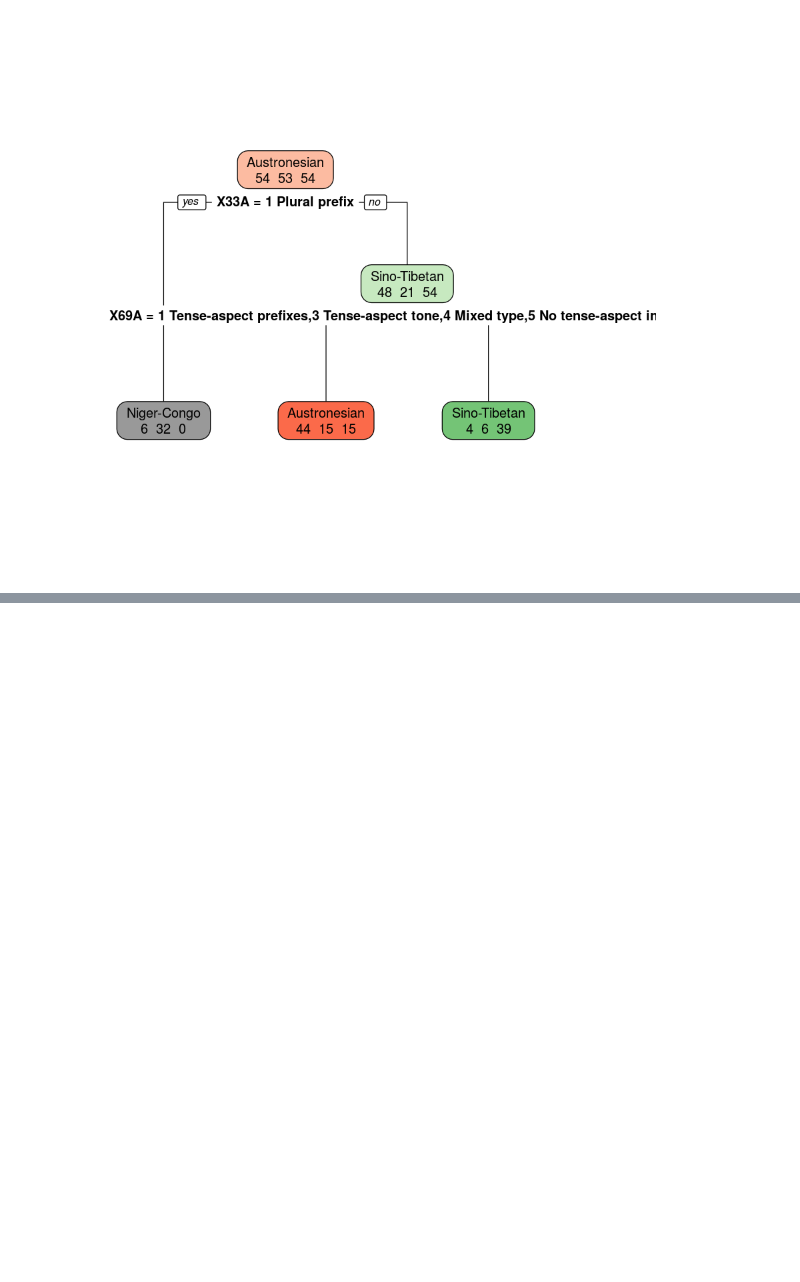
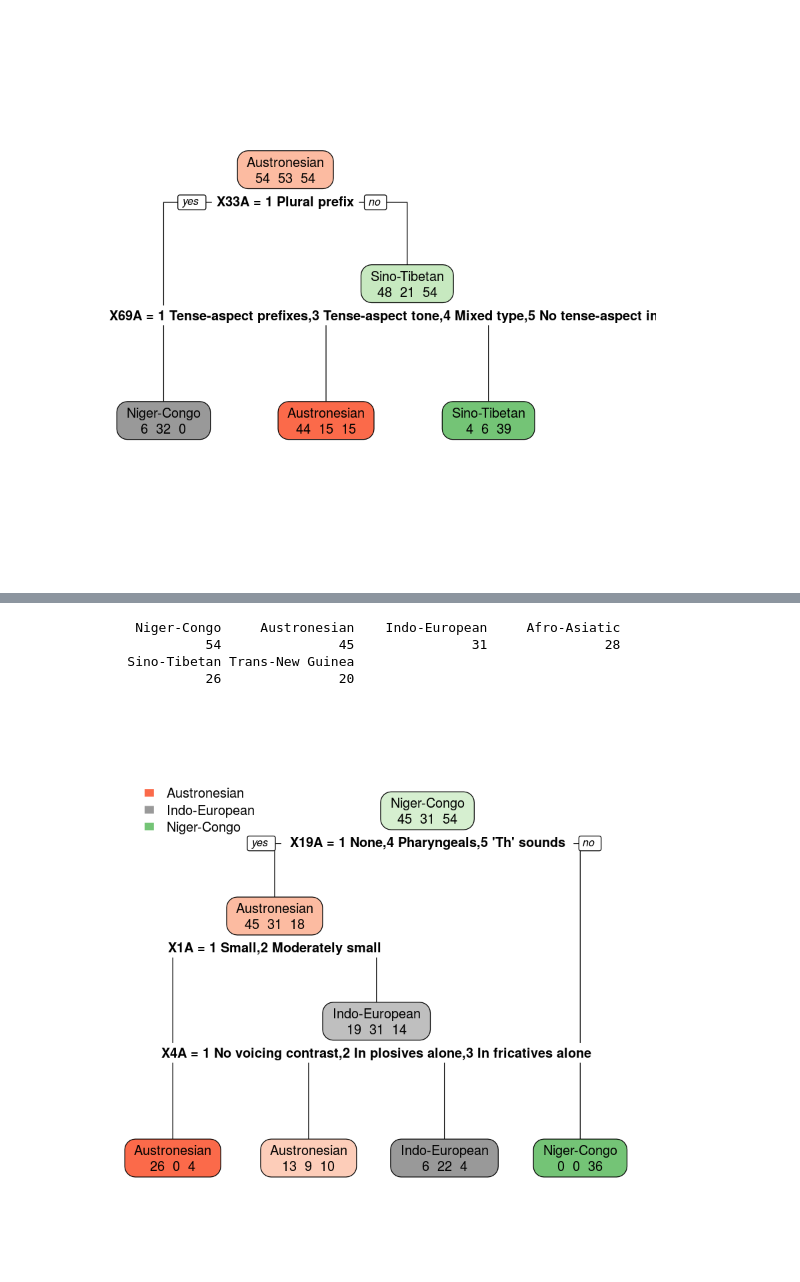
Before and after one commit to ilay32/wals-project, a Jupyter notebook: families-decision-trees.ipynb, the cells around one changed output, grey strips where cells are left out. Drawn from its saved outputs; the diff is of its cells as text; code cells hidden in the pictures; blank space fills up the shorter version.

Commit message:
Update families-decision-trees Notebook

```diff
--- a/families-decision-trees.ipynb
+++ b/families-decision-trees.ipynb
@@ -122,0 +134,14 @@ rpart.plot(tree,extra = 1)
+# %%
+g5 = c('11A', '18A', '19A', '1A', '2A', '3A', '4A', '5A', '6A', '7A', '8A')
+example5 = chunk_wals(g5,'family')
+head(summary(example5$family))
+# %% [output]
+     Niger-Congo     Austronesian    Indo-European     Afro-Asiatic
+              54               45               31               28
+    Sino-Tibetan Trans-New Guinea
+              26               20
+# %%
+tree <- exampletree(c('Austronesian','Niger-Congo','Indo-European'),example5,minsplit=12,cp=0.05)
+rpart.plot(tree,extra = 1)
+# %% [output]
+[figure, added]
```
Also changed, not shown: parts of 2 cells of this notebook.
